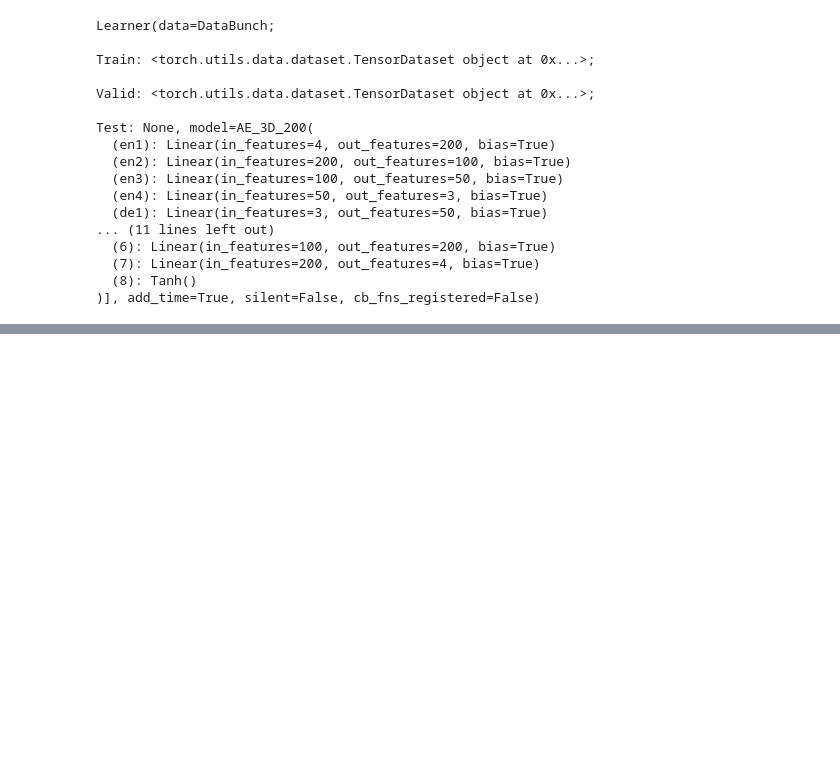
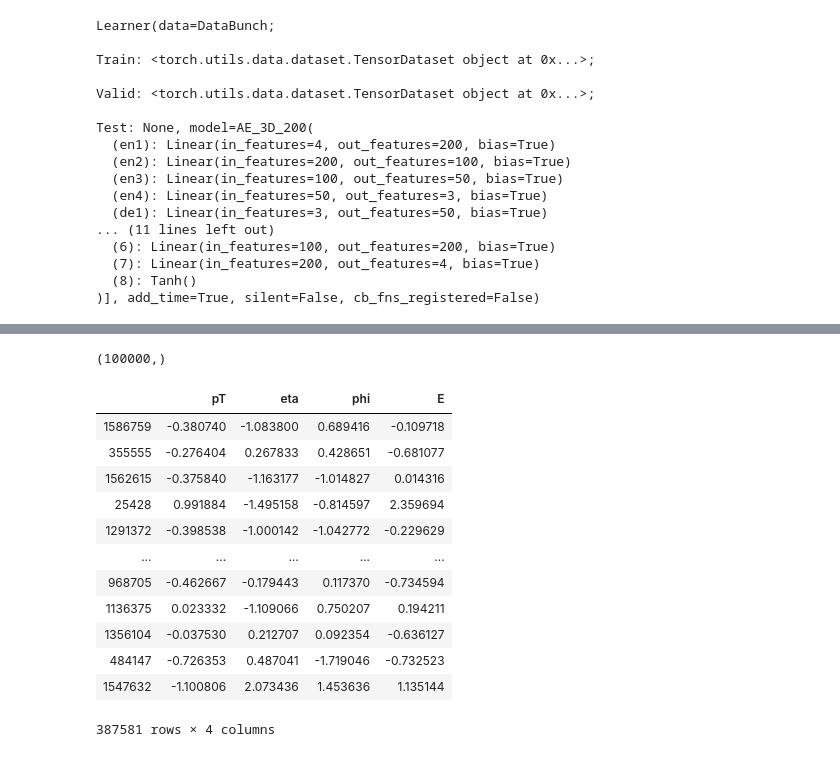
Before and after one commit to erwulff/lth_thesis_project, a Jupyter notebook: jet_by_jet_compression/fastai_AE_3D/fastai_AE_3D_200_no1cycle.ipynb, the cells around one changed output, grey strips where cells are left out. Saved outputs shown, nothing was run; the diff lists cells and outputs as text; code cells hidden in the pictures; blank space fills up the shorter version.

```diff
--- a/jet_by_jet_compression/fastai_AE_3D/fastai_AE_3D_200_no1cycle.ipynb
+++ b/jet_by_jet_compression/fastai_AE_3D/fastai_AE_3D_200_no1cycle.ipynb
@@ -834,0 +835,20 @@ for kk in np.arange(4):
+# %%
+residuals[:,2].shape
+# %% [output]
+(100000,)
+# %%
+test
+# %% [output]
+|  | pT | eta | phi | E |
+| 1586759 | -0.380740 | -1.083800 | 0.689416 | -0.109718 |
+| 355555 | -0.276404 | 0.267833 | 0.428651 | -0.681077 |
+| 1562615 | -0.375840 | -1.163177 | -1.014827 | 0.014316 |
+| 25428 | 0.991884 | -1.495158 | -0.814597 | 2.359694 |
+| 1291372 | -0.398538 | -1.000142 | -1.042772 | -0.229629 |
+| ... | ... | ... | ... | ... |
+| 968705 | -0.462667 | -0.179443 | 0.117370 | -0.734594 |
+| 1136375 | 0.023332 | -1.109066 | 0.750207 | 0.194211 |
+| 1356104 | -0.037530 | 0.212707 | 0.092354 | -0.636127 |
+| 484147 | -0.726353 | 0.487041 | -1.719046 | -0.732523 |
+| 1547632 | -1.100806 | 2.073436 | 1.453636 | 1.135144 |
+387581 rows × 4 columns
```
Also changed, not shown: parts of 5 cells of this notebook, 14 other files.
